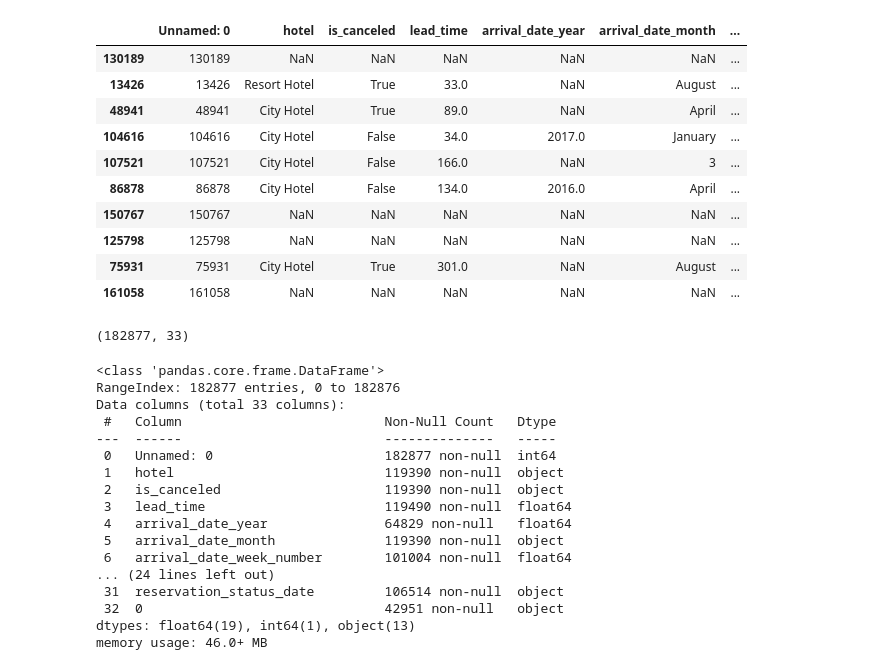
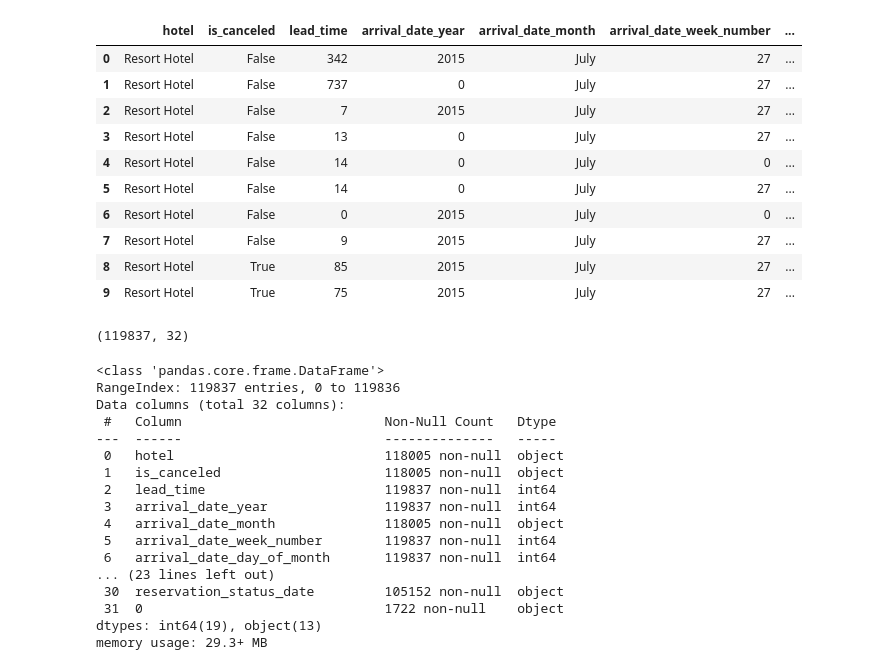
Before and after one commit to realtoder/da-promoA-modulo4-equipo3, a Jupyter notebook: 2.Limpieza_imputacion.ipynb, the cells around one changed output. Saved outputs shown, nothing was run; the diff lists cells and outputs as text; code cells hidden in the pictures.

```diff
--- a/2.Limpieza_imputacion.ipynb
+++ b/2.Limpieza_imputacion.ipynb
@@ -20,44 +20,44 @@ import matplotlib.pyplot as plt
 # -----------------------------------------------------------------------
 pd.set_option('display.max_columns', None) # para poder visualizar todas las columnas de los DataFrames
 # %%
-df = pd.read_csv("finanzas-hotel-bookings.csv")
-df.sample(10)
+df = pd.read_csv("hotel2.csv")
+df.head(10)
 # %% [output]
-|  | Unnamed: 0 | hotel | is_canceled | lead_time | arrival_date_year | arrival_date_month | ... |
-| 130189 | 130189 | NaN | NaN | NaN | NaN | NaN | ... |
-| 13426 | 13426 | Resort Hotel | True | 33.0 | NaN | August | ... |
-| 48941 | 48941 | City Hotel | True | 89.0 | NaN | April | ... |
-| 104616 | 104616 | City Hotel | False | 34.0 | 2017.0 | January | ... |
-| 107521 | 107521 | City Hotel | False | 166.0 | NaN | 3 | ... |
-| 86878 | 86878 | City Hotel | False | 134.0 | 2016.0 | April | ... |
-| 150767 | 150767 | NaN | NaN | NaN | NaN | NaN | ... |
-| 125798 | 125798 | NaN | NaN | NaN | NaN | NaN | ... |
-| 75931 | 75931 | City Hotel | True | 301.0 | NaN | August | ... |
-| 161058 | 161058 | NaN | NaN | NaN | NaN | NaN | ... |
+|  | hotel | is_canceled | lead_time | arrival_date_year | arrival_date_month | arrival_date_week_number | ... |
+| 0 | Resort Hotel | False | 342 | 2015 | July | 27 | ... |
+| 1 | Resort Hotel | False | 737 | 0 | July | 27 | ... |
+| 2 | Resort Hotel | False | 7 | 2015 | July | 27 | ... |
+| 3 | Resort Hotel | False | 13 | 0 | July | 27 | ... |
+| 4 | Resort Hotel | False | 14 | 0 | July | 0 | ... |
+| 5 | Resort Hotel | False | 14 | 0 | July | 27 | ... |
+| 6 | Resort Hotel | False | 0 | 2015 | July | 0 | ... |
+| 7 | Resort Hotel | False | 9 | 2015 | July | 27 | ... |
+| 8 | Resort Hotel | True | 85 | 2015 | July | 27 | ... |
+| 9 | Resort Hotel | True | 75 | 2015 | July | 27 | ... |
 # %%
 df.shape
 # %% [output]
-(182877, 33)
+(119837, 32)
 # %%
 df.info()
 # %% [output]
 <class 'pandas.core.frame.DataFrame'>
-RangeIndex: 182877 entries, 0 to 182876
-Data columns (total 33 columns):
+RangeIndex: 119837 entries, 0 to 119836
+Data columns (total 32 columns):
  #   Column                          Non-Null Count   Dtype
 ---  ------                          --------------   -----
- 0   Unnamed: 0                      182877 non-null  int64
- 1   hotel                           119390 non-null  object
- 2   is_canceled                     119390 non-null  object
- 3   lead_time                       119490 non-null  float64
- 4   arrival_date_year               64829 non-null   float64
- 5   arrival_date_month              119390 non-null  object
- 6   arrival_date_week_number        101004 non-null  float64
-... (24 lines left out)
- 31  reservation_status_date         106514 non-null  object
- 32  0                               42951 non-null   object
-dtypes: float64(19), int64(1), object(13)
-memory usage: 46.0+ MB
+ 0   hotel                           118005 non-null  object
+ 1   is_canceled                     118005 non-null  object
+ 2   lead_time                       119837 non-null  int64
+ 3   arrival_date_year               119837 non-null  int64
+ 4   arrival_date_month              118005 non-null  object
+ 5   arrival_date_week_number        119837 non-null  int64
+ 6   arrival_date_day_of_month       119837 non-null  int64
+... (23 lines left out)
+ 30  reservation_status_date         105152 non-null  object
+ 31  0                               1722 non-null    object
+dtypes: int64(19), object(13)
+memory usage: 29.3+ MB
 # %%
 porc_nulos = (df.isnull().sum() / df.shape[0]) * 100
 porc_nulos
```
Also changed, not shown: parts of 20 cells of this notebook, 4 other files.
